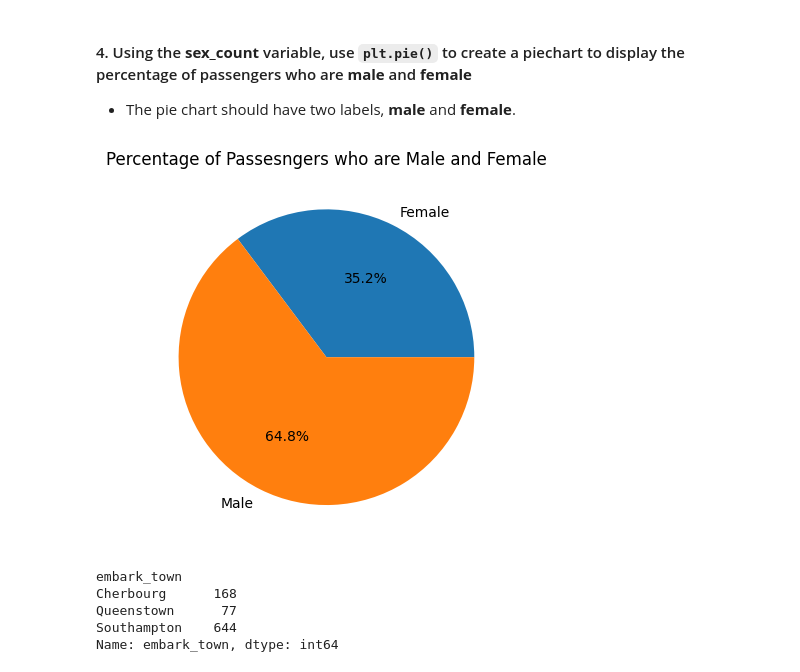
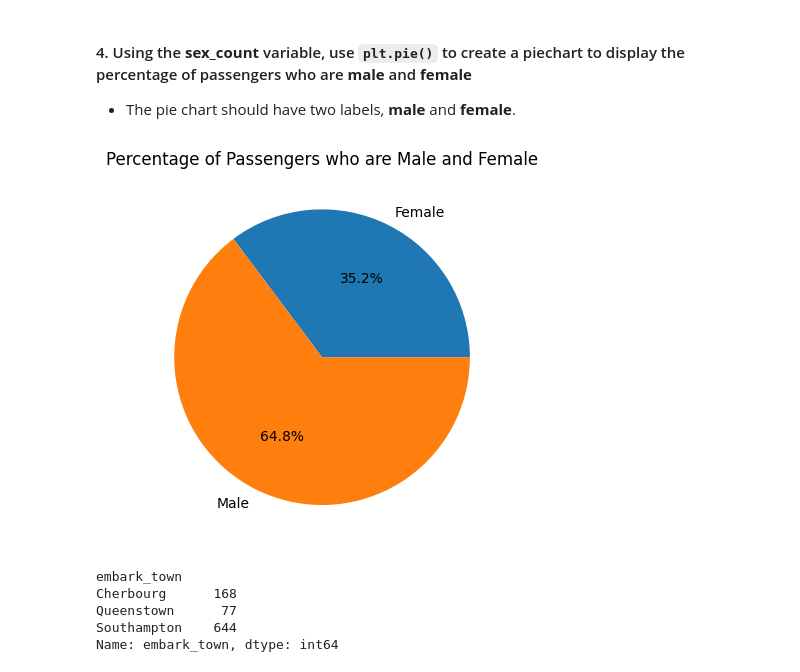
Before and after one commit to JaymarRCezar/-CCDATS1L_ASSIGNMENT_COM-ML_201-, a Jupyter notebook: exercise_4.ipynb, the cells around one changed output. Drawn from its saved outputs; the diff is of its cells as text; code cells hidden in the pictures.

```diff
--- a/exercise_4.ipynb
+++ b/exercise_4.ipynb
@@ -173,13 +173,13 @@ Name: sex, dtype: int64
 # %%
 # put your answer here
 counts = sex_count.values
 pie_classes= ["Female", "Male"]
 
 plt.pie(counts, labels = pie_classes, autopct='%1.1f%%')
-plt.title('Percentage of Passesngers who are Male and Female')
+plt.title('Percentage of Passengers who are Male and Female')
 plt.show()
 # %% [output]
-[figure, old version]
+[figure, new version]
 # %%
 embark_count = df.groupby('embark_town')['embark_town'].count()
 embark_count
```
Also changed, not shown: parts of 2 cells of this notebook.
